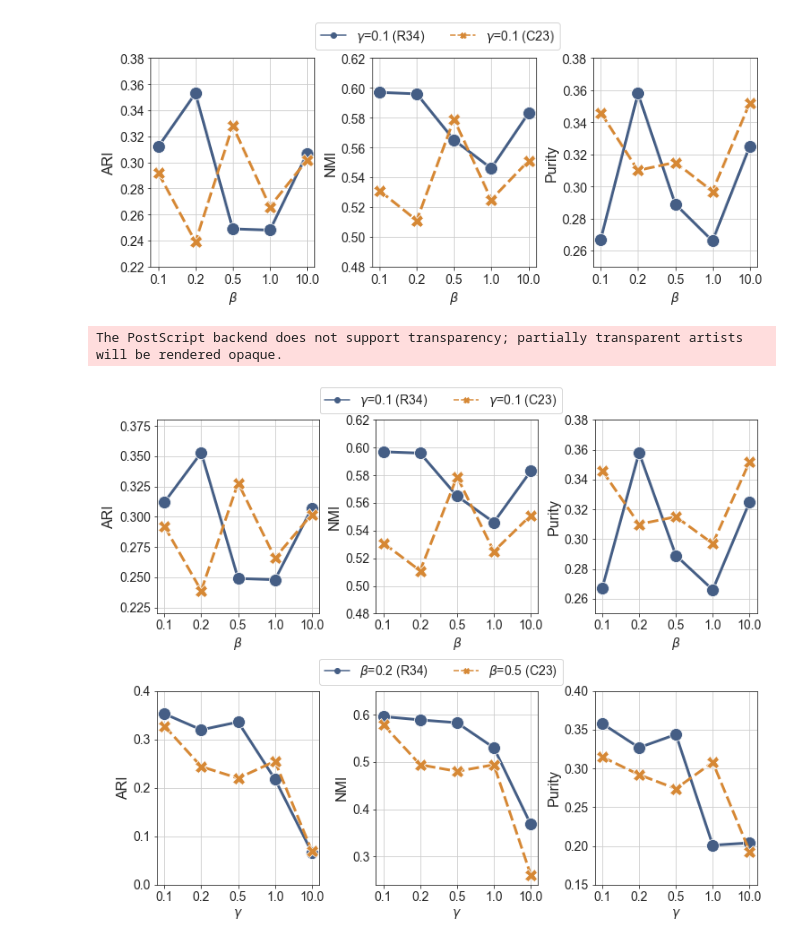
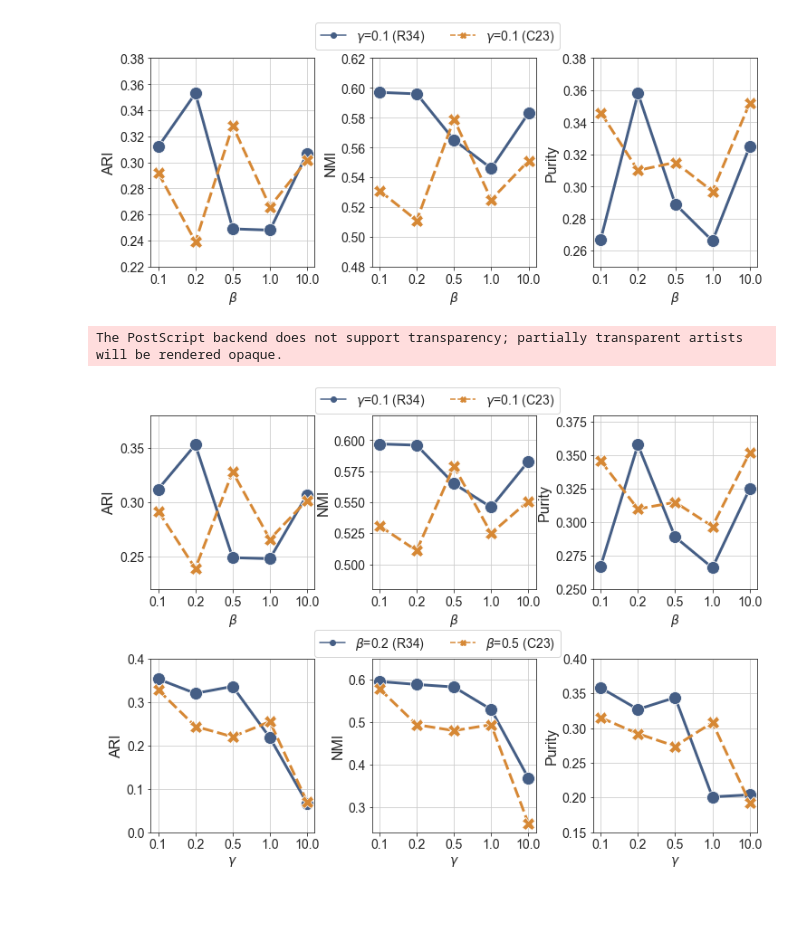
Before and after one commit to hopemini/data_processing, a Jupyter notebook: jideca_params/jideca_real.ipynb, the cells around one changed output. Drawn from its saved outputs; the diff is of its cells as text; code cells hidden in the pictures; blank space fills up the shorter version.

```diff
--- a/jideca_params/jideca_real.ipynb
+++ b/jideca_params/jideca_real.ipynb
@@ -269,7 +269,7 @@ plt.savefig('../result/jideca_real_g.eps', format='eps', bbox_inches='tight')
 The PostScript backend does not support transparency; partially transparent artists will be rendered opaque.
 [figure]
 # %%
-plt.figure(figsize=(12,9))
+plt.figure(figsize=(12,8))
 sns.set_style("ticks", {'axes.grid' : True})
 plt.subplots_adjust(left=0.125, bottom=0.1,  right=0.9, top=0.9, wspace=0.35, hspace=0.4)
 colors = ['#455E85', '#D68835']
@@ -343,31 +343,31 @@ for i in df_nmi.groupby('types'):
         elif x == '0.2': i = 1
         elif x == '0.5': i = 2
         elif x == '1.0': i = 3
         else: i = 4
         #plt.text(i-0.2 , y + 0.01, m)
 plt.ylim(0.24, 0.65)
 plt.xlabel(r'$\gamma$')
 plt.ylabel('NMI', fontsize=16)
 ax2.get_legend().remove()
 
 plt.subplot(2, 3, 6)
 ax3 = sns.lineplot(x='simple', y='purity', data=df_purity, linewidth=3, palette=colors, hue='types', style='types', markers=True, markersize=14)
 for i in df_purity.groupby('types'):
     for x,y,m in i[1][['simple','purity','purity']].values:
         if x == '0.1': i = 0
         elif x == '0.2': i = 1
         elif x == '0.5': i = 2
         elif x == '1.0': i = 3
         else: i = 4
         #plt.text(i-0.2 , y + 0.01, m)
 plt.ylim(0.15, 0.4)
 plt.xlabel(r'$\gamma$')
 plt.ylabel('Purity', fontsize=16)
 ax3.get_legend().remove()
 plt.legend(bbox_to_anchor=(-0.95, 1.2), loc="upper center", ncol=6)
 
 plt.savefig('../result/jideca_real_all.png', format='png', bbox_inches='tight', transparent=True)
 plt.savefig('../result/jideca_real_all.eps', format='eps', bbox_inches='tight')
 # %% [output]
 The PostScript backend does not support transparency; partially transparent artists will be rendered opaque.
-[figure, old version]
+[figure, new version]
```
